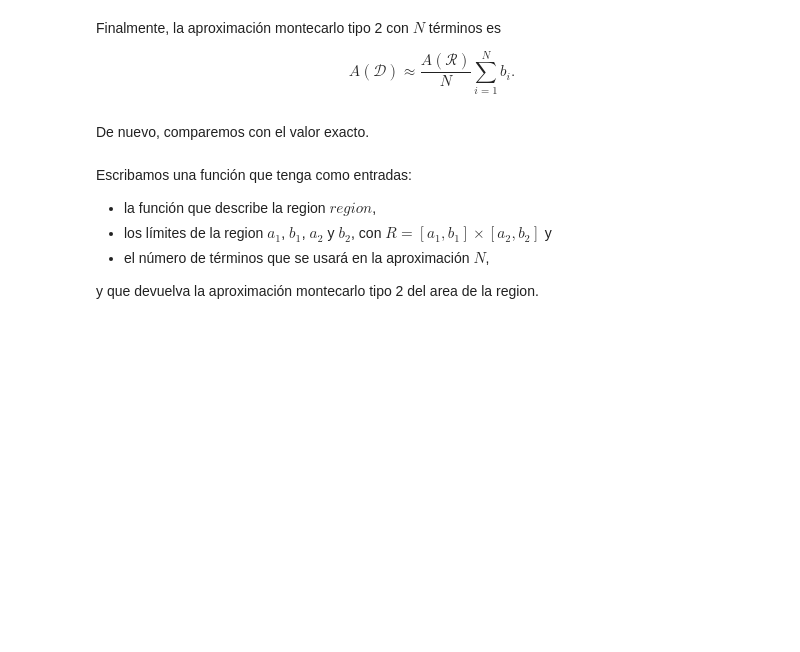
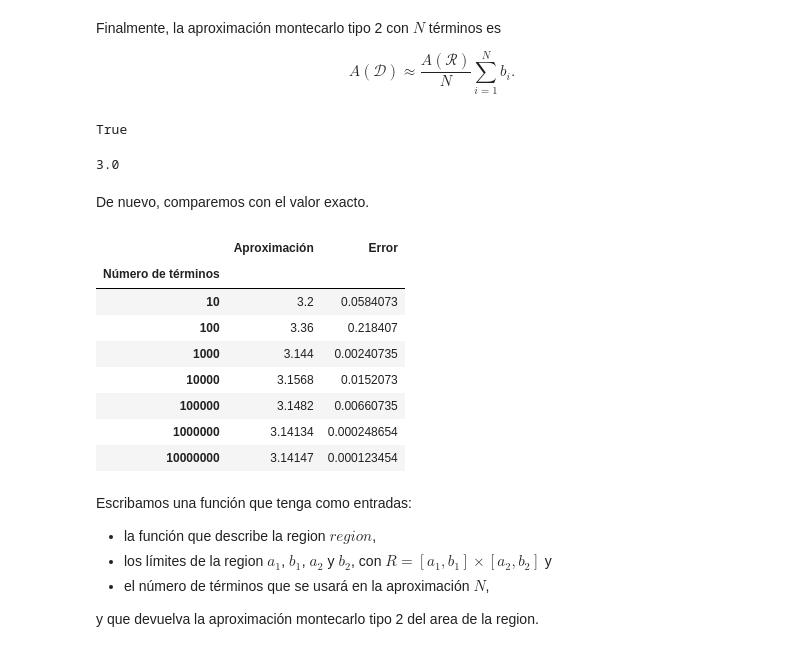
Before and after one commit to adangonzep/SimMat2019-Verano, a Jupyter notebook: Módulo 2/Clase10_IntegracionMontecarlo.ipynb, the cells around one changed output. Drawn from its saved outputs; the diff is of its cells as text; code cells hidden in the pictures; blank space fills up the shorter version.

```diff
--- a/Módulo 2/Clase10_IntegracionMontecarlo.ipynb
+++ b/Módulo 2/Clase10_IntegracionMontecarlo.ipynb
@@ -338,20 +373,51 @@ $$A(\mathcal{D})\approx \frac{A(\mathcal{R})}{N}\sum_{i=1}^{N}b_i.$$
 # %%
 # Función que devuelve True si está dentro del círculo
 # y False de lo contrario
+def circulo(x,y):
+    return x**2 + y**2 <1
+# %%
+circulo(0.5,0.5)
+# %% [output]
+True
 # %%
 # Área del rectángulo
-
+AR = 4
 # Aproximación Montecarlo tipo 2
+AD_approx = AR*np.mean(circulo(x,y))
+AD_approx
+# %% [output]
+3.0
 # %% [markdown]
 De nuevo, comparemos con el valor exacto.
 # %%
 # Valor exacto del area AD
-
+AD = np.pi
 # Cantidades de términos 10, 100, ..., 10**7 (numpy.logspace)
+N = (np.logspace(1,7,7)).astype(int)
 
 # Crear un DataFrame cuyo índice sea la cantidad de términos
 # y sus columnas sean el valor aproximado de la integral y
 # el error relativo
+tabla3 = pd.DataFrame(index=N, columns=['Aproximación','Error'])
+tabla3.index.name = 'Número de términos'
+
+for n in N:
+    x = np.random.uniform(-1,1,n)
+    y = np.random.uniform(-1,1,n)
+    tabla3.loc[n,'Aproximación'] = AR*np.mean(circulo(x,y))
+
+tabla3['Error'] = np.abs(tabla3['Aproximación']-AD)
+tabla3
+# %% [output]
+|  | Aproximación | Error |
+| Número de términos |  |  |
+| 10 | 3.2 | 0.0584073 |
+| 100 | 3.36 | 0.218407 |
+| 1000 | 3.144 | 0.00240735 |
+| 10000 | 3.1568 | 0.0152073 |
+| 100000 | 3.1482 | 0.00660735 |
+| 1000000 | 3.14134 | 0.000248654 |
+| 10000000 | 3.14147 | 0.000123454 |
 # %% [markdown]
 Escribamos una función que tenga como entradas:
 - la función que describe la region $region$,
```
Also changed, not shown: parts of 19 cells of this notebook, 1 other file.
